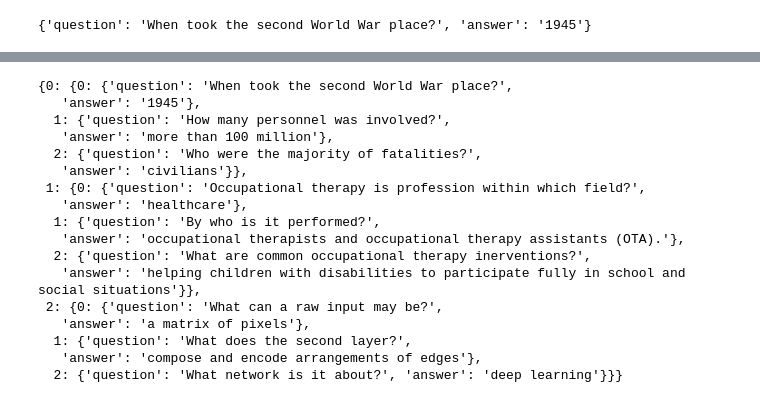
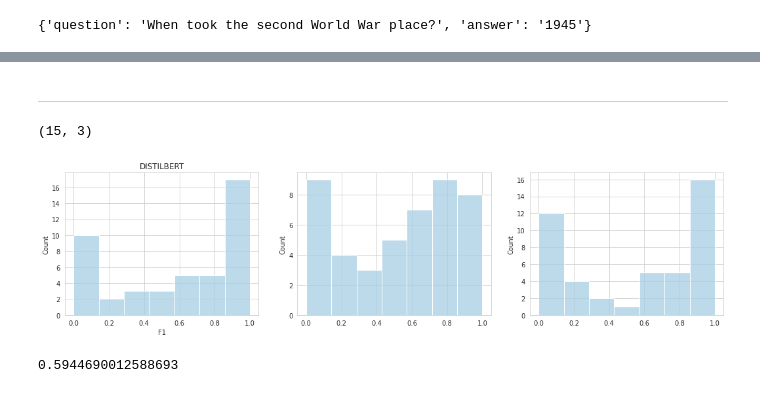
Before and after one commit to FiratSaritas/Q-A_npr, a Jupyter notebook: evaluation.ipynb, the cells around one changed output, grey strips where cells are left out. Saved outputs shown, nothing was run; the diff lists cells and outputs as text; code cells hidden in the pictures.

```diff
--- a/evaluation.ipynb
+++ b/evaluation.ipynb
@@ -189,20 +258,49 @@ texts[0]
+# %% [markdown]
+----
+# %%
+texts = data.loc[:, 'text'].to_list()
+questions = data.loc[:, ['question 1', 'question 2', 'question 3']].to_numpy()
+reference_answers = data.loc[:, ['answer 1', 'answer 2', 'answer 3']].to_numpy()
+print(questions.shape)
+# %% [output]
+(15, 3)
+# %%
+evaluator = QAEvaluate(model=roberta, tokenizer=roberta_tokenizer, top_k=1,
+                       return_answer_only=True, metric='F1', evaluate_tokenized=True)
+roberta_scores = evaluator.evaluate(texts=texts, questions=questions,
+                            reference_answers=reference_answers)
 # %%
-evaluator.evaluate(texts=texts, questions=questions,answers=answers)
+evaluator = QAEvaluate(model=distilbert, tokenizer=distilbert_tokenizer, top_k=1,
+                       return_answer_only=True, metric='F1', evaluate_tokenized=True)
+distilbert_scores = evaluator.evaluate(texts=texts, questions=questions,
+                            reference_answers=reference_answers)
-# %% [output]
-{0: {0: {'question': 'When took the second World War place?',
-   'answer': '1945'},
-  1: {'question': 'How many personnel was involved?',
-   'answer': 'more than 100 million'},
-  2: {'question': 'Who were the majority of fatalities?',
-   'answer': 'civilians'}},
- 1: {0: {'question': 'Occupational therapy is profession within which field?',
-   'answer': 'healthcare'},
-  1: {'question': 'By who is it performed?',
-   'answer': 'occupational therapists and occupational therapy assistants (OTA).'},
-  2: {'question': 'What are common occupational therapy inerventions?',
-   'answer': 'helping children with disabilities to participate fully in school and social situations'}},
- 2: {0: {'question': 'What can a raw input may be?',
-   'answer': 'a matrix of pixels'},
-  1: {'question': 'What does the second layer?',
-   'answer': 'compose and encode arrangements of edges'},
-  2: {'question': 'What network is it about?', 'answer': 'deep learning'}}}
+# %%
+evaluator = QAEvaluate(model=albert, tokenizer=albert_tokenizer, top_k=1,
+                       return_answer_only=True, metric='F1', evaluate_tokenized=True)
+albert_scores = evaluator.evaluate(texts=texts, questions=questions,
+                            reference_answers=reference_answers)
+# %%
+fig = plt.subplots(figsize=(18, 4))
+
+plt.subplot(1,3,1)
+p = sns.histplot(roberta_scores.flatten())
+p.set_title('ROBERTA')
+p.set_xlabel('F1')
+
+plt.subplot(1,3,2)
+sns.histplot(albert_scores.flatten())
+p.set_title('ALBERT')
+p.set_xlabel('F1')
+
+plt.subplot(1,3,3)
+sns.histplot(distilbert_scores.flatten())
+p.set_title('DISTILBERT')
+p.set_xlabel('F1')
+
+plt.show()
+# %% [output]
+[figure, added]
+# %%
+np.mean(scores)
+# %% [output]
+0.5944690012588693
```
Also changed, not shown: parts of 20 cells of this notebook.
